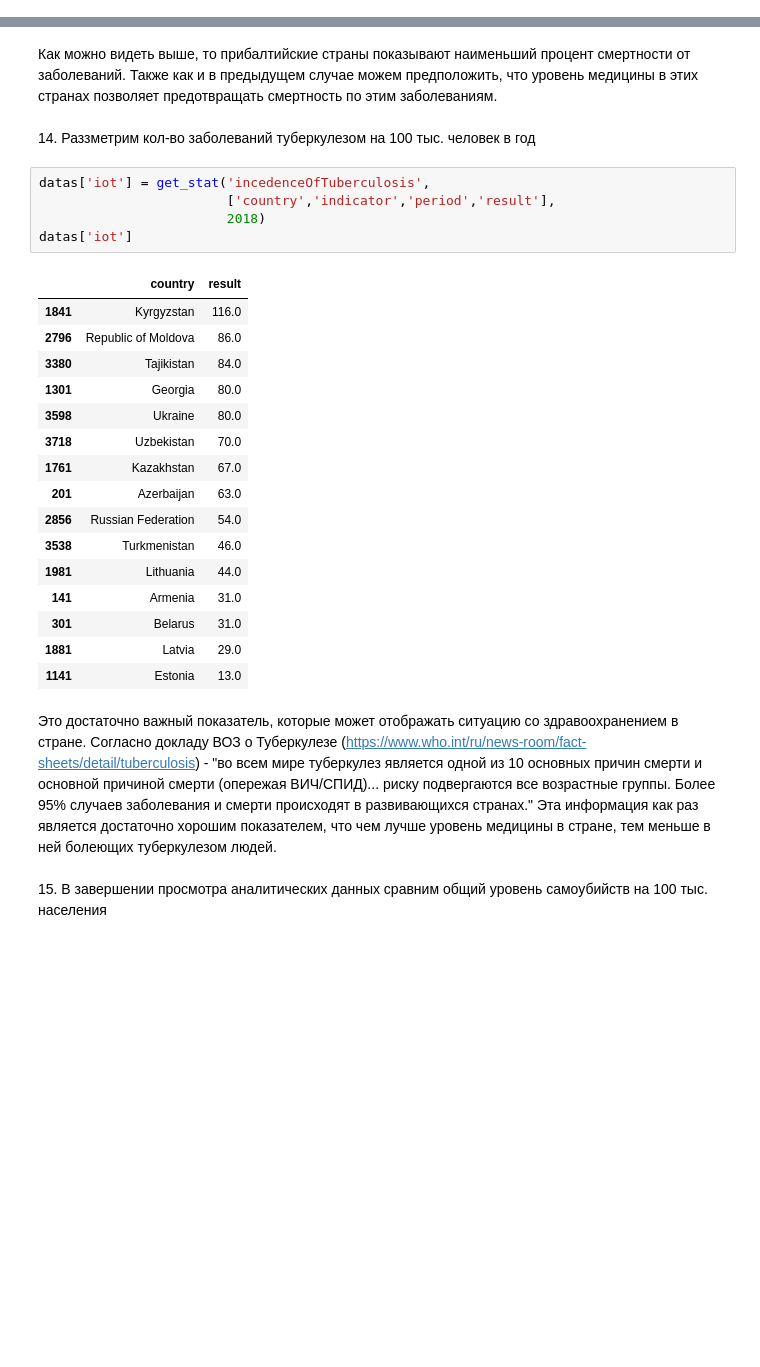
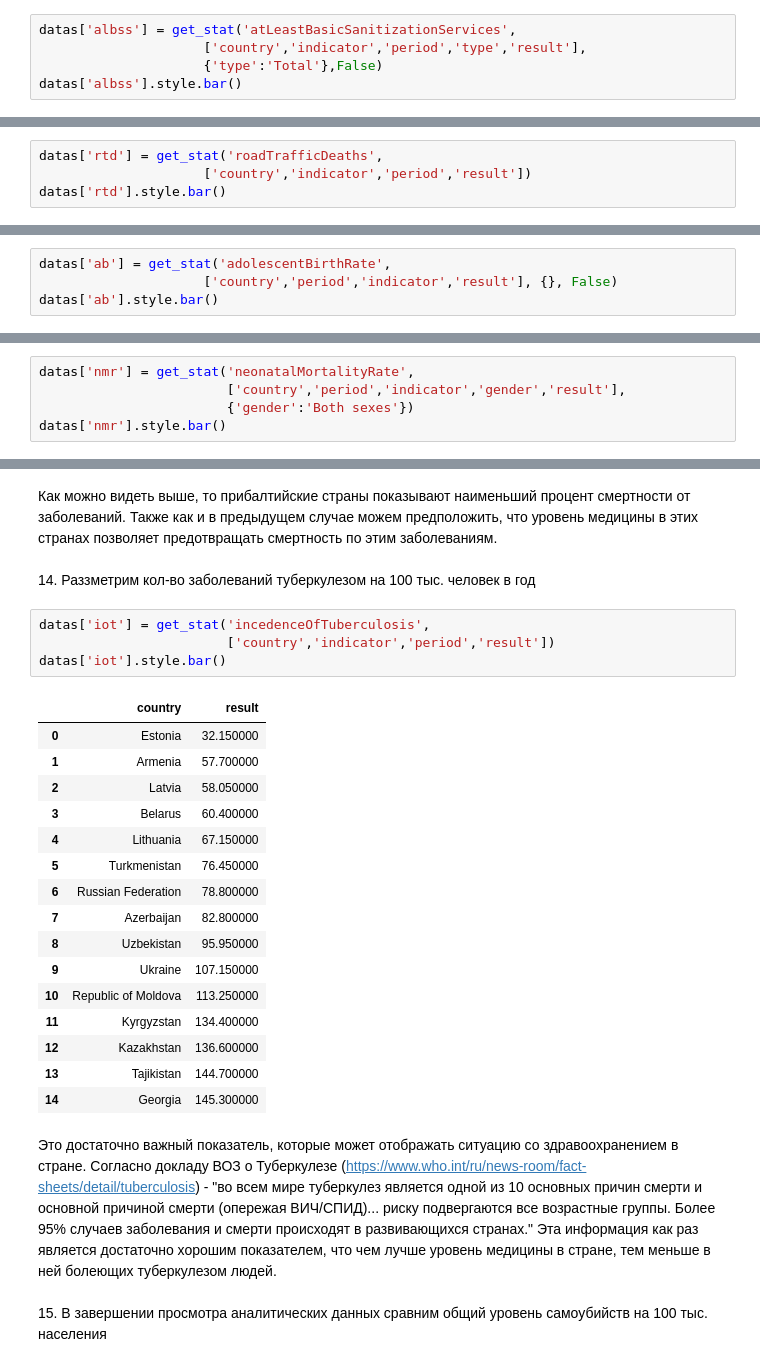
Before and after one commit to iamdenizzz/Diplom_DA-11, a Jupyter notebook: Diplom.ipynb, the cells around one changed output, grey strips where cells are left out. Saved outputs shown, nothing was run; the diff lists cells and outputs as text; blank space fills up the shorter version.

```diff
--- a/Diplom.ipynb
+++ b/Diplom.ipynb
@@ -451,0 +174,5 @@ datas['cce']
+# %%
+datas['albss'] = get_stat('atLeastBasicSanitizationServices',
+                     ['country','indicator','period','type','result'],
+                     {'type':'Total'},False)
+datas['albss'].style.bar()
@@ -451,0 +290,4 @@ datas['cce']
+# %%
+datas['rtd'] = get_stat('roadTrafficDeaths',
+                     ['country','indicator','period','result'])
+datas['rtd'].style.bar()
@@ -451,0 +317,4 @@ datas['cce']
+# %%
+datas['ab'] = get_stat('adolescentBirthRate',
+                     ['country','period','indicator','result'], {}, False)
+datas['ab'].style.bar()
@@ -451,0 +342,5 @@ datas['cce']
+# %%
+datas['nmr'] = get_stat('neonatalMortalityRate',
+                        ['country','period','indicator','gender','result'],
+                        {'gender':'Both sexes'})
+datas['nmr'].style.bar()
@@ -455,26 +395,25 @@ datas['cce']
 14. Раззметрим кол-во заболеваний туберкулезом на 100 тыс. человек в год
 # %%
 datas['iot'] = get_stat('incedenceOfTuberculosis',
-                        ['country','indicator','period','result'],
-                        2018)
-datas['iot']
+                        ['country','indicator','period','result'])
+datas['iot'].style.bar()
 # %% [output]
 |  | country | result |
-| 1841 | Kyrgyzstan | 116.0 |
-| 2796 | Republic of Moldova | 86.0 |
-| 3380 | Tajikistan | 84.0 |
-| 1301 | Georgia | 80.0 |
-| 3598 | Ukraine | 80.0 |
-| 3718 | Uzbekistan | 70.0 |
-| 1761 | Kazakhstan | 67.0 |
-| 201 | Azerbaijan | 63.0 |
-| 2856 | Russian Federation | 54.0 |
-| 3538 | Turkmenistan | 46.0 |
-| 1981 | Lithuania | 44.0 |
-| 141 | Armenia | 31.0 |
-| 301 | Belarus | 31.0 |
-| 1881 | Latvia | 29.0 |
-| 1141 | Estonia | 13.0 |
+| 0 | Estonia | 32.150000 |
+| 1 | Armenia | 57.700000 |
+| 2 | Latvia | 58.050000 |
+| 3 | Belarus | 60.400000 |
+| 4 | Lithuania | 67.150000 |
+| 5 | Turkmenistan | 76.450000 |
+| 6 | Russian Federation | 78.800000 |
+| 7 | Azerbaijan | 82.800000 |
+| 8 | Uzbekistan | 95.950000 |
+| 9 | Ukraine | 107.150000 |
+| 10 | Republic of Moldova | 113.250000 |
+| 11 | Kyrgyzstan | 134.400000 |
+| 12 | Kazakhstan | 136.600000 |
+| 13 | Tajikistan | 144.700000 |
+| 14 | Georgia | 145.300000 |
 # %% [markdown]
 Это достаточно важный показатель, которые может отображать ситуацию со здравоохранением в стране. Согласно докладу ВОЗ о Туберкулезе (https://www.who.int/ru/news-room/fact-sheets/detail/tuberculosis) - "во всем мире туберкулез является одной из 10 основных причин смерти и основной причиной смерти (опережая ВИЧ/СПИД)... риску подвергаются все возрастные группы. Более 95% случаев заболевания и смерти происходят в развивающихся странах." Эта информация как раз является достаточно хорошим показателем, что чем лучше уровень медицины в стране, тем меньше в ней болеющих туберкулезом людей.
 <br><br>
```
Also changed, not shown: parts of 63 cells of this notebook.
